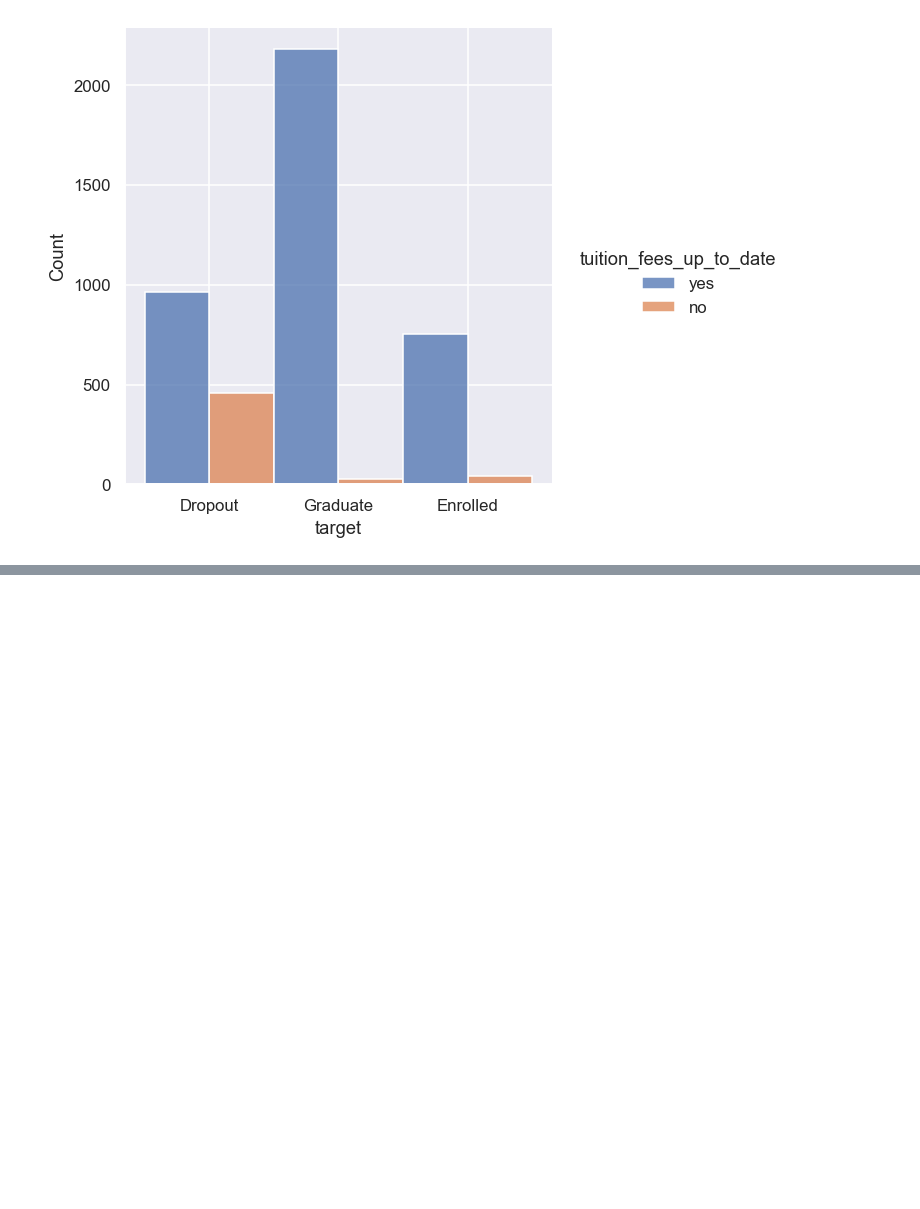
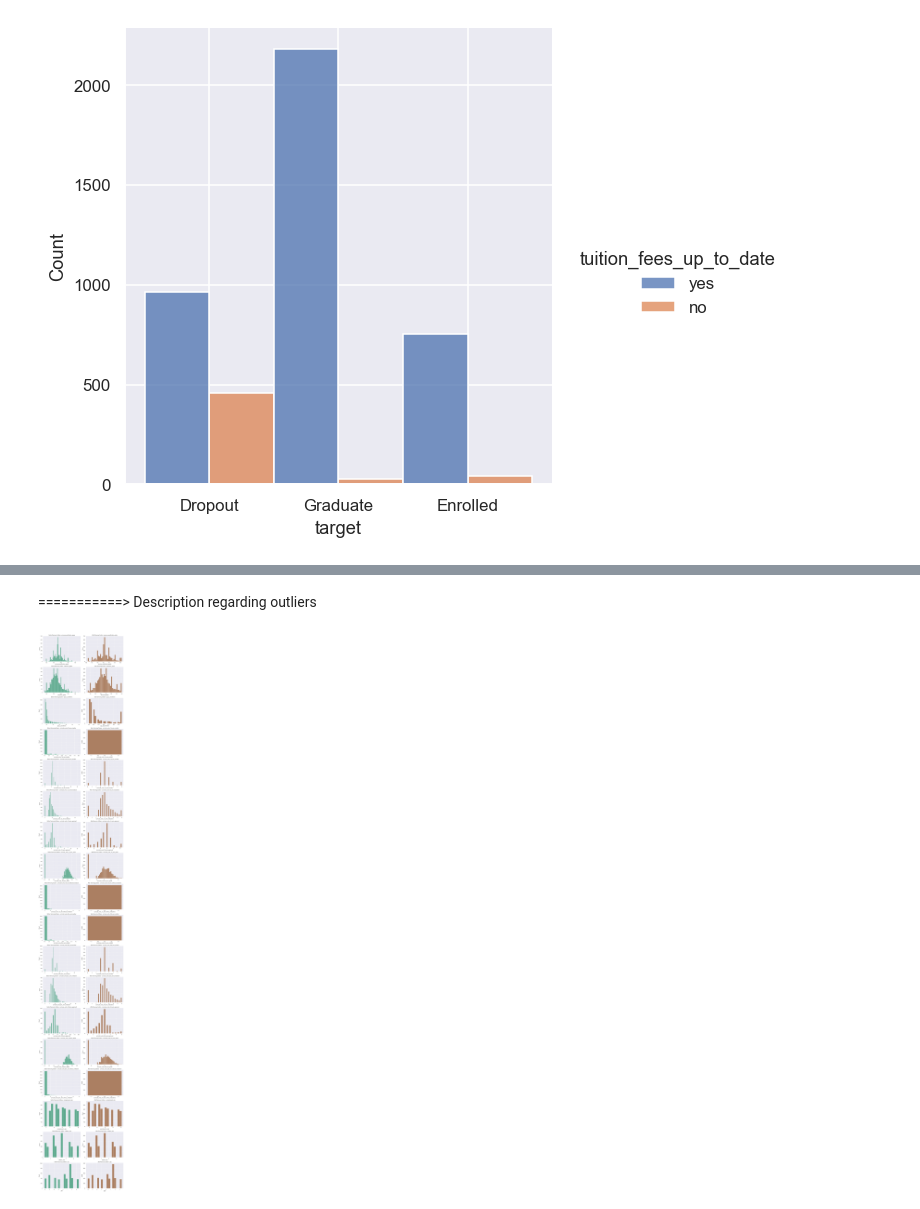
Before and after one commit to Kovarthanan07/INM701_Coursework, a Jupyter notebook: students_dropout_prediction.ipynb, the cells around one changed output, grey strips where cells are left out. Drawn from its saved outputs; the diff is of its cells as text; code cells hidden in the pictures; blank space fills up the shorter version.

```diff
--- a/students_dropout_prediction.ipynb
+++ b/students_dropout_prediction.ipynb
@@ -572,0 +600,46 @@ for col in ['marital_status','gender','scholarship_holder','tuition_fees_up_to_d
+# %% [markdown]
+ ===========> Description regarding outliers
+# %%
+"""
+Choosed Interquartile Range (IQR) method to remove the outliers from the dataset.
+Here we are not removing the entire rows of outliers, we alter the values of outliers to the lower and upper limits.
+"""
+
+# Defining Q1, Q3 and IQR for each numerical column
+Q1 = df[numerical_columns].quantile(0.25)
+Q3 = df[numerical_columns].quantile(0.75)
+IQR = Q3 - Q1
+
+# Defining lower limit and upper limit
+lower_limit = Q1 - 1.5 * IQR
+upper_limit = Q3 + 1.5 * IQR
+
+# Removing the outliers
+df_no_outliers = df.copy()
+for col in numerical_columns:
+    df_no_outliers[col] = df[col].clip(
+        lower=lower_limit[col], upper=upper_limit[col])
+# %%
+"""
+Comparing the distribution of numberical columns before and after the alternations of outliers using histograms.
+"""
+
+# Defining the plot structure
+fig, axes = plt.subplots(len(numerical_columns), 2,
+                         figsize=(14, 5 * len(numerical_columns)))
+
+
+for i, col in enumerate(numerical_columns):
+    # Before removing outliers
+    sns.histplot(data=df, x=col, ax=axes[i, 0], color='#329670')
+    axes[i, 0].set_title(f'Before Removing Outliers - {col}')
+
+    # After removing outliers
+    sns.histplot(data=df_no_outliers, x=col, ax=axes[i, 1], color='#965c32')
+    axes[i, 1].set_title(f'After Removing Outliers - {col}')
+
+# Adjust overlapping
+plt.tight_layout()
+plt.show()
+# %% [output]
+[figure, added]
```
Also changed, not shown: parts of 15 cells of this notebook.
